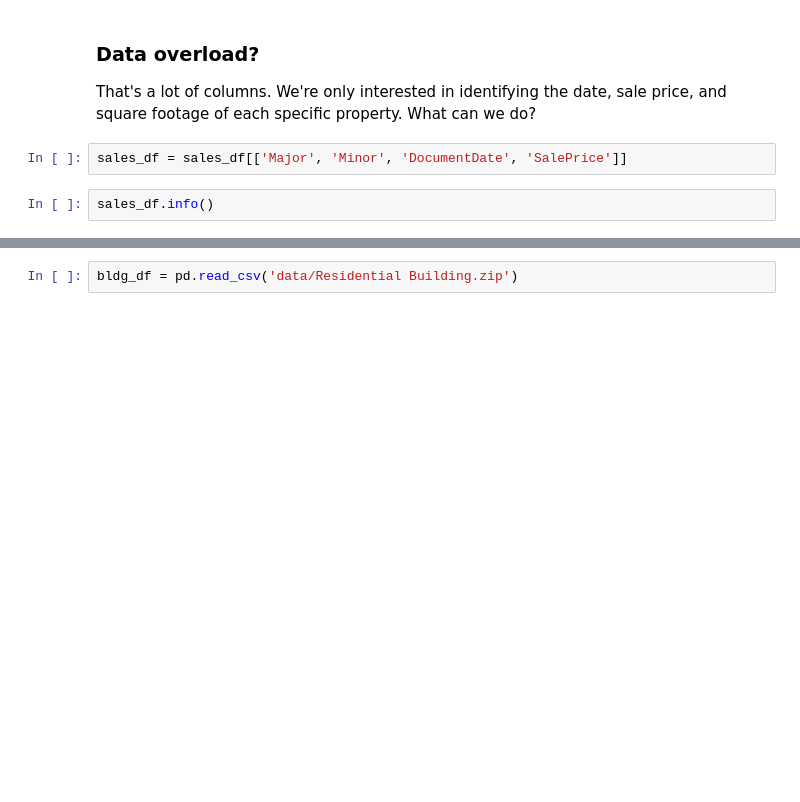
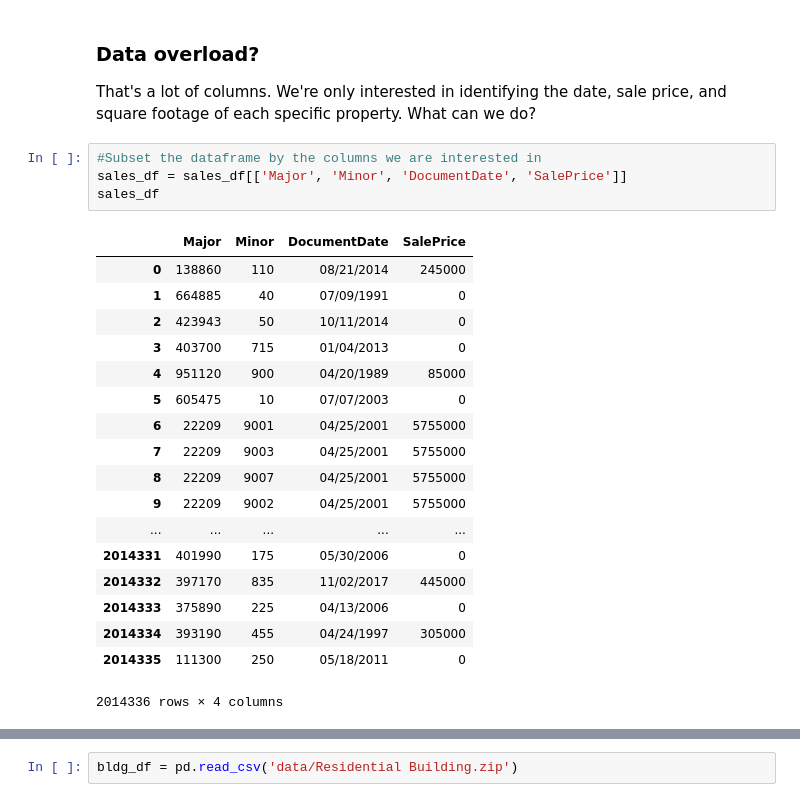
Before and after one commit to sherzyang/pandas-3-data-cleaning-seattle-ds-career-040119, a Jupyter notebook: pandas-3-data-cleaning.ipynb, the cells around one changed output, grey strips where cells are left out. Drawn from its saved outputs; the diff is of its cells as text; blank space fills up the shorter version.

```diff
--- a/pandas-3-data-cleaning.ipynb
+++ b/pandas-3-data-cleaning.ipynb
@@ -58,7 +85,26 @@ sales_df.head().T
 ### Data overload?
 
 That's a lot of columns. We're only interested in identifying the date, sale price, and square footage of each specific property. What can we do?
-# %%
-sales_df = sales_df[['Major', 'Minor', 'DocumentDate', 'SalePrice']]
-# %%
-sales_df.info()
+# %%
+#Subset the dataframe by the columns we are interested in
+sales_df = sales_df[['Major', 'Minor', 'DocumentDate', 'SalePrice']]
+sales_df
+# %% [output]
+|  | Major | Minor | DocumentDate | SalePrice |
+| 0 | 138860 | 110 | 08/21/2014 | 245000 |
+| 1 | 664885 | 40 | 07/09/1991 | 0 |
+| 2 | 423943 | 50 | 10/11/2014 | 0 |
+| 3 | 403700 | 715 | 01/04/2013 | 0 |
+| 4 | 951120 | 900 | 04/20/1989 | 85000 |
+| 5 | 605475 | 10 | 07/07/2003 | 0 |
+| 6 | 22209 | 9001 | 04/25/2001 | 5755000 |
+| 7 | 22209 | 9003 | 04/25/2001 | 5755000 |
+| 8 | 22209 | 9007 | 04/25/2001 | 5755000 |
+| 9 | 22209 | 9002 | 04/25/2001 | 5755000 |
+| ... | ... | ... | ... | ... |
+| 2014331 | 401990 | 175 | 05/30/2006 | 0 |
+| 2014332 | 397170 | 835 | 11/02/2017 | 445000 |
+| 2014333 | 375890 | 225 | 04/13/2006 | 0 |
+| 2014334 | 393190 | 455 | 04/24/1997 | 305000 |
+| 2014335 | 111300 | 250 | 05/18/2011 | 0 |
+2014336 rows × 4 columns
```
Also changed, not shown: parts of 19 cells of this notebook.
